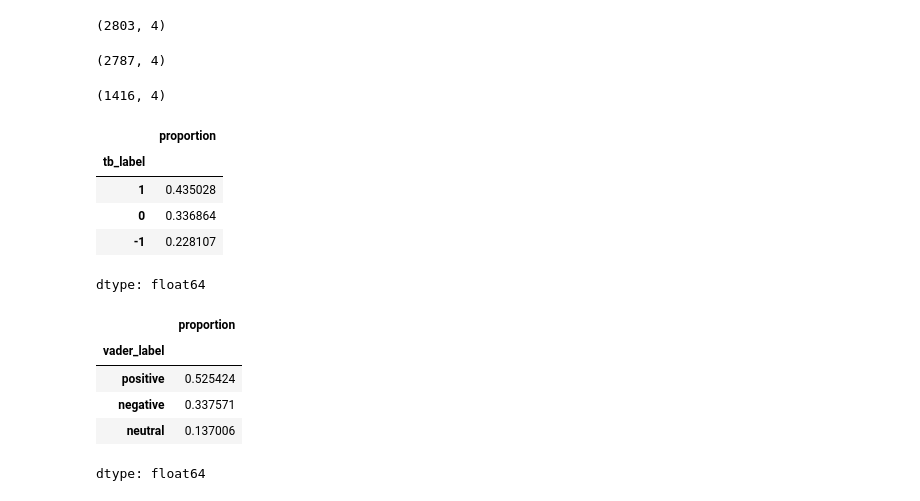
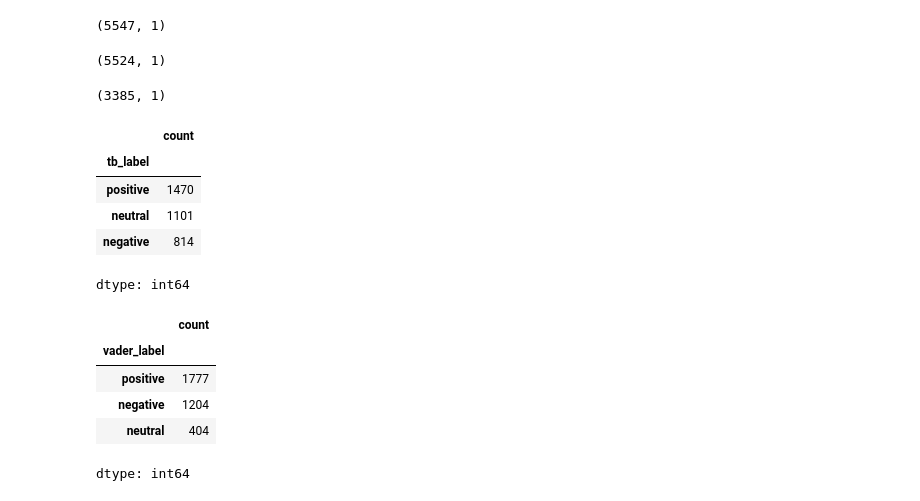
Before and after one commit to mf2056/F20AA, a Jupyter notebook: DataAnalysis.ipynb, the cells around one changed output. Drawn from its saved outputs; the diff is of its cells as text; code cells hidden in the pictures.

```diff
--- a/DataAnalysis.ipynb
+++ b/DataAnalysis.ipynb
@@ -39,0 +35,11 @@ df.head()
+# %%
+import pandas as pd
+
+df1 = pd.read_csv('amazon_culture_data.csv')
+df2 = pd.read_csv('youtube_amazon_employee.csv')
+df1 = df1[["text"]]
+df2 = df2[["text"]]
+df = pd.concat([df1, df2], ignore_index=True)
+
+df.to_csv("dataset.csv", index=False)
+df.head()
@@ -51,12 +64,12 @@ df = df[df[comment_col] != ""]
 df = df.drop_duplicates(subset=[comment_col])
 
 # Remove very short comments (less than 3 words)
-df["comment_word_count"] = df["text"].astype(str).str.split().str.len()
-df = df[df["comment_word_count"] >= 3]
+word_count = df["text"].astype(str).str.split().str.len()
+df = df[word_count >= 3]
 
 df.shape
 # %% [output]
-(2803, 4)
+(5547, 1)
 # %%
 # Remove spam comments
 
@@ -74,7 +87,7 @@ def remove_spam(text):
 df = df[df[comment_col].apply(remove_spam)]
 df.shape
 # %% [output]
-(2787, 4)
+(5524, 1)
 # %%
 # Filtering relevant comments
 
@@ -83,12 +96,11 @@ workplace_keywords = [
     "leadership", "executive", "perks", "insurance",
     "fulfillment", "manager", "management", "boss",
     "hr", "supervisor", "shift", "overtime", "break", "pay",
-    "salary", "wage", "benefits", "culture", "toxic", "pressure",
-    "workload", "stress", "burnout", "union", "treatment",
-    "working", "job", "career", "fired", "hired",
-    "workplace", "company", "office", "corporate", "hiring",
-    "recruitment", "interview", "promotion", "resignation",
-    "quit", "quitting", "layoff",
+    "salary", "wage", "benefits", "culture",
+    "workload", "stress", "burnout", "treatment",
+    "working", "job", "career", "fired", "hired", "workplace",
+    "company", "office", "corporate", "hiring", "recruitment",
+    "interview", "promotion", "resignation", "quit", "layoff",
 ]
 
 def is_relevant(text):
@@ -98,34 +110,34 @@ def is_relevant(text):
 df = df[df[comment_col].apply(is_relevant)]
 df.shape
 # %% [output]
-(1416, 4)
+(3385, 1)
 # %%
 # Textblob labeling
 
 from textblob import TextBlob
 
 def textblob_polarity(text):
     return TextBlob(text).sentiment.polarity
 
-df['tb_polarity'] = df["text"].apply(textblob_polarity)
+tb_polarity = df["text"].apply(textblob_polarity)
 
 def tb_to_label(p):
     if p > 0.05:
-        return 1      # positive
+        return "positive"
     elif p < -0.05:
-        return -1     # negative
+        return "negative"
     else:
-        return 0      # neutral
+        return "neutral"
 
-df['tb_label'] = df['tb_polarity'].apply(tb_to_label)
-df['tb_label'].value_counts(normalize=True)
+df['tb_label'] = tb_polarity.apply(tb_to_label)
+df['tb_label'].value_counts()
 # %% [output]
-|  | proportion |
+|  | count |
 | tb_label |  |
-| 1 | 0.435028 |
-| 0 | 0.336864 |
-| -1 | 0.228107 |
+| positive | 1470 |
+| neutral | 1101 |
+| negative | 814 |
-dtype: float64
+dtype: int64
 # %%
 # Sentiment Analysis
 
@@ -136,9 +148,9 @@ analyzer = SentimentIntensityAnalyzer()
 def get_vader_scores(text):
     return analyzer.polarity_scores(text)['compound']
 
-df["vader_scores"] = df[comment_col].apply(get_vader_scores)
+vader_scores= df[comment_col].apply(get_vader_scores)
 
-def vader_to_label(compound):
+def score_to_label(compound):
     if compound >= 0.05:
         return "positive"
     elif compound <= -0.05:
@@ -146,13 +158,13 @@ def vader_to_label(compound):
     else:
         return "neutral"
 
-df["vader_label"] = df["vader_scores"].apply(vader_to_label)
+df["vader_label"] = vader_scores.apply(score_to_label)
 
-df["vader_label"].value_counts(normalize=True)
+df["vader_label"].value_counts()
 # %% [output]
-|  | proportion |
+|  | count |
 | vader_label |  |
-| positive | 0.525424 |
-| negative | 0.337571 |
-| neutral | 0.137006 |
+| positive | 1777 |
+| negative | 1204 |
+| neutral | 404 |
-dtype: float64
+dtype: int64
```
Also changed, not shown: parts of 9 cells of this notebook.
